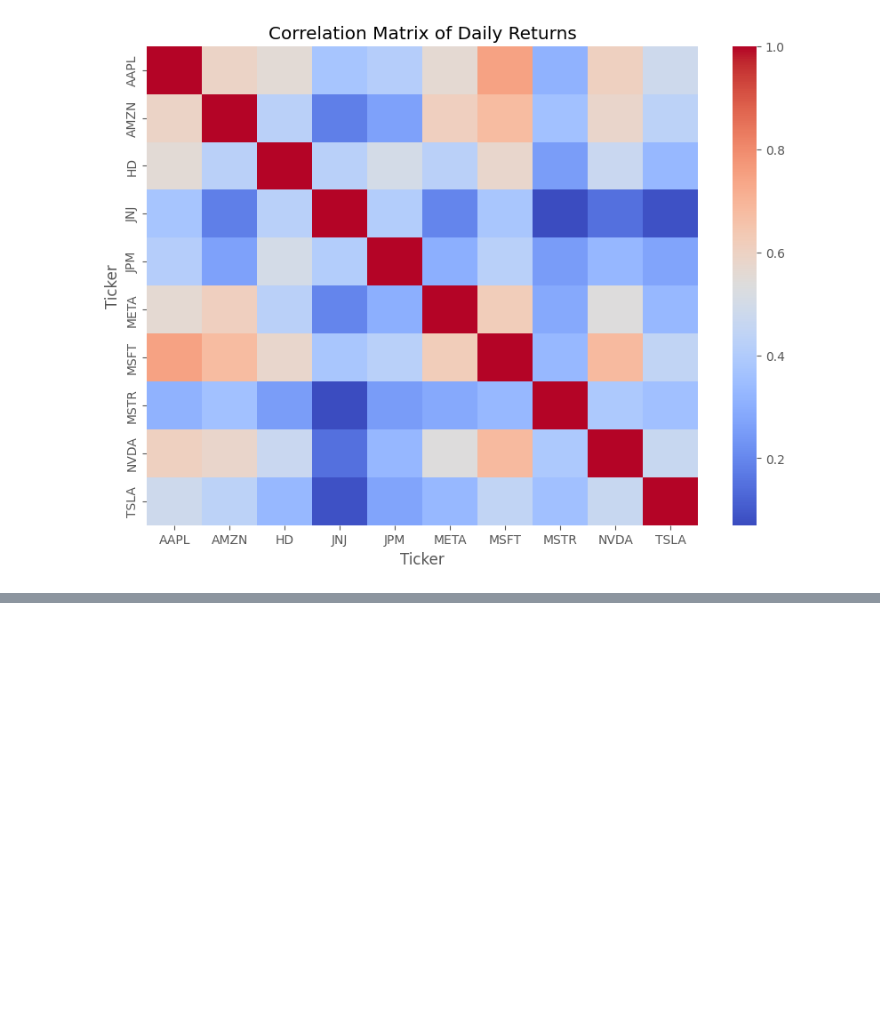
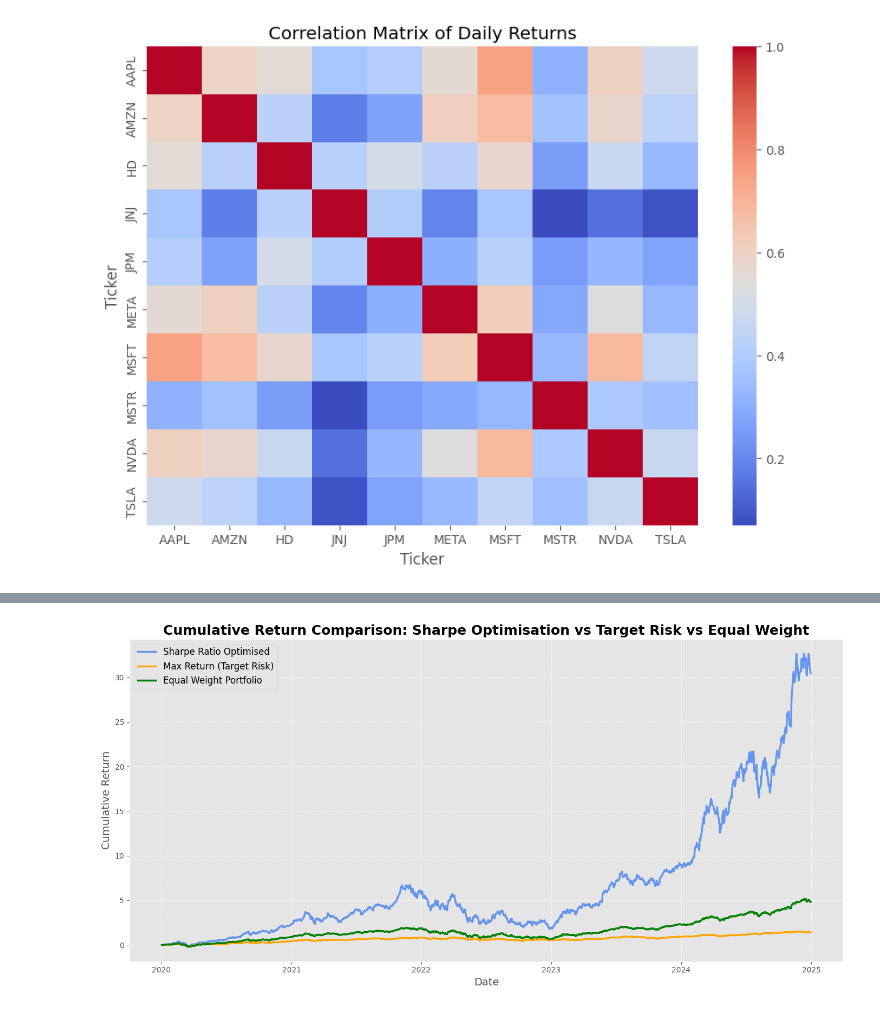
Before and after one commit to Imperial-Business-School/python-for-finance-poonnnt, a Jupyter notebook: Individual Assignment.ipynb, the cells around one changed output, grey strips where cells are left out. Saved outputs shown, nothing was run; the diff lists cells and outputs as text; code cells hidden in the pictures; blank space fills up the shorter version.

```diff
--- a/Individual Assignment.ipynb
+++ b/Individual Assignment.ipynb
@@ -183,0 +232,18 @@ array([-0.00654968,  0.0075119 ,  0.00212669, ..., -0.00840464,
+# %%
+def negative_sharpe(weights):
+    p_returns = np.dot(returns, weights)
+    annualised_returns = p_returns.mean() * TRADING_DAYS
+    annualised_volatility = p_returns.std() * np.sqrt(TRADING_DAYS)
+    sharpe = (annualised_returns - RFR) / annualised_volatility
+
+    return -sharpe
+# %%
+cons = {"type": "eq", "fun": lambda x: sum(x) - 1}
+
+bounds = tuple((0, 1) for x in range(10))
+
+init_weights = np.ones(10) / 10
+
+optimal = minimize(negative_sharpe, init_weights, bounds=bounds, constraints=cons)
+opt_weights = optimal.x
+opt_weights
@@ -183,0 +254,5 @@ array([-0.00654968,  0.0075119 ,  0.00212669, ..., -0.00840464,
+# %%
+port_daily_returns_opt = returns.dot(opt_weights)
+port_cumulative_daily_return_opt = (1 + port_daily_returns_opt).cumprod() -1
+port_cumulative_daily_return_opt.name = "Returns for maximising the Sharpe Ratio Portfolio"
+port_cumulative_daily_return_opt
@@ -183,0 +332,5 @@ array([-0.00654968,  0.0075119 ,  0.00212669, ..., -0.00840464,
+# %%
+port_daily_returns_opt_maxret = returns.dot(optimal_weights)
+port_cumulative_daily_return_opt_maxret = (1 + port_daily_returns_opt_maxret).cumprod() -1
+port_cumulative_daily_return_opt_maxret.name = "Maximise Return for Target Risk Portfolio Returns"
+port_cumulative_daily_return_opt_maxret
@@ -183,0 +351,15 @@ array([-0.00654968,  0.0075119 ,  0.00212669, ..., -0.00840464,
+# %%
+plt.figure(figsize=(14, 7))
+plt.plot(port_cumulative_daily_return_opt, label="Sharpe Ratio Optimised", linewidth=2.5, color="cornflowerblue")
+plt.plot(port_cumulative_daily_return_opt_maxret, label="Max Return (Target Risk)", linewidth=2.5, color="orange")
+plt.plot(cumulative_return, label="Equal Weight Portfolio", linewidth=2.5, color="green")
+
+plt.title("Cumulative Return Comparison: Sharpe Optimisation vs Target Risk vs Equal Weight", fontsize=18, fontweight='bold')
+plt.xlabel("Date", fontsize=14)
+plt.ylabel("Cumulative Return", fontsize=14)
+plt.legend(fontsize=12, frameon=True, loc='upper left')
+plt.grid(True, linestyle='--', alpha=0.7)
+plt.tight_layout()
+plt.show()
+# %% [output]
+[figure, added]
```
Also changed, not shown: parts of 13 cells of this notebook, 3 other files.
